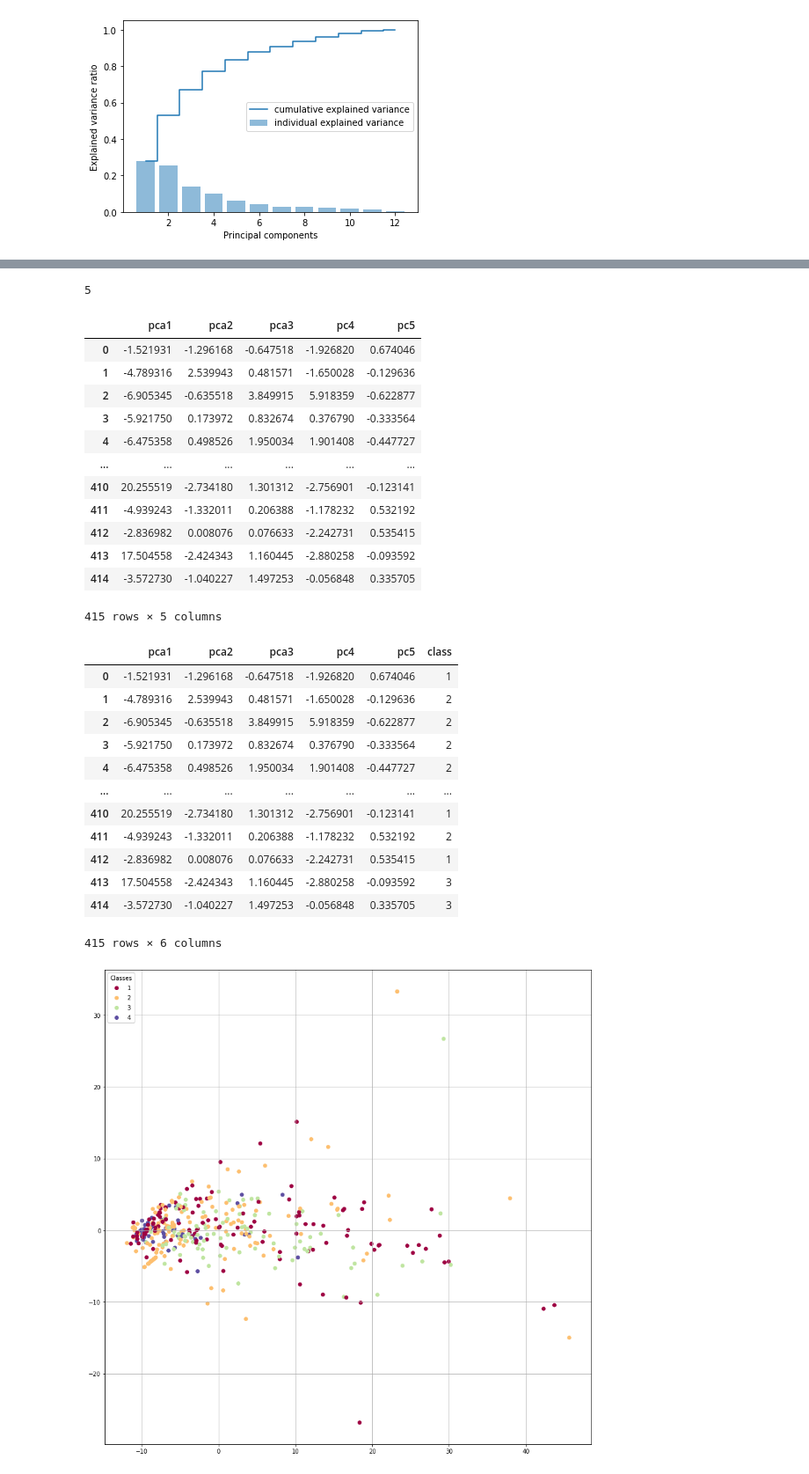
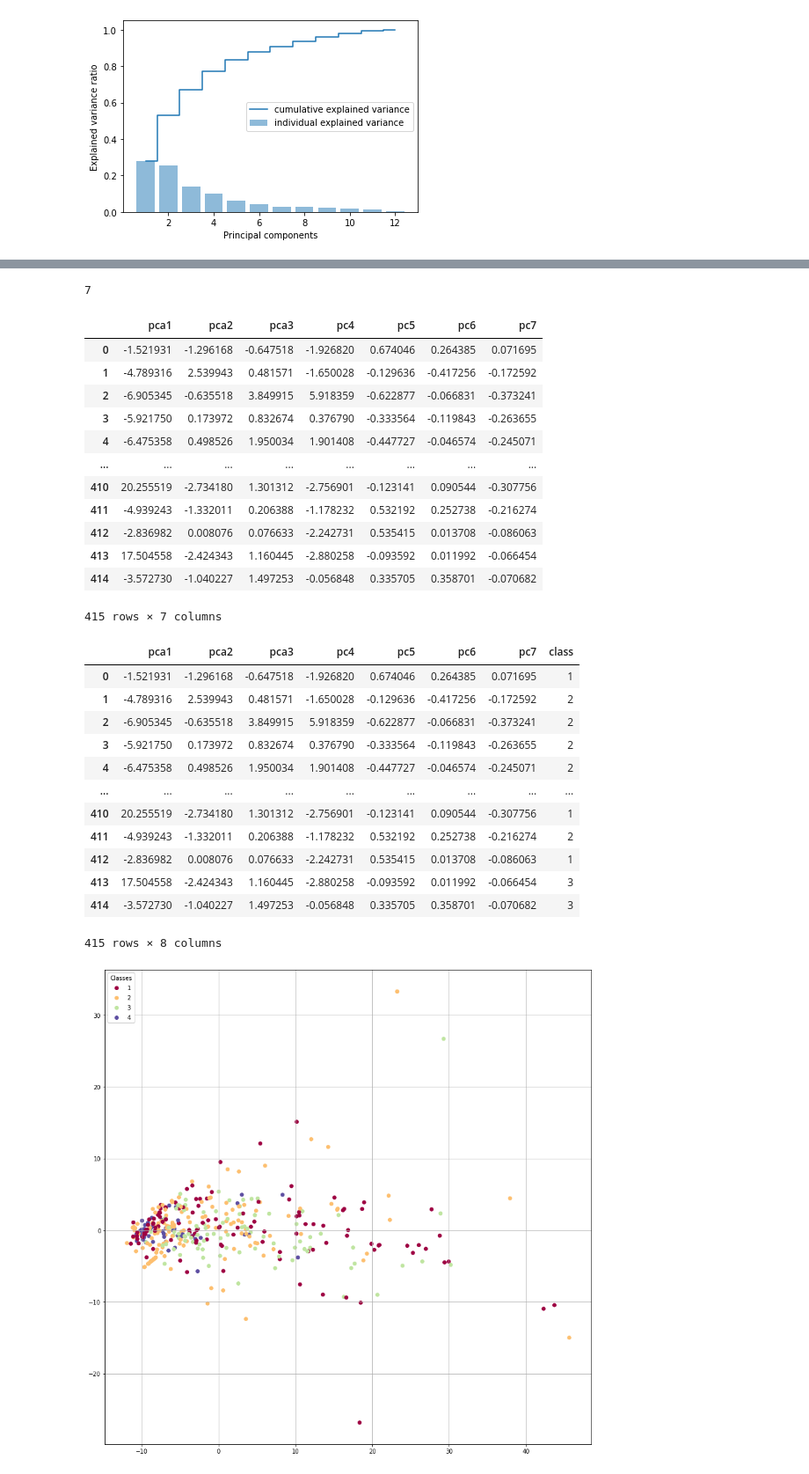
Before and after one commit to roxyconstantine-dev/Proyecto-Final-de-An-lisis-Datos, a Jupyter notebook: Untitled0.ipynb, the cells around one changed output, grey strips where cells are left out. Shown: that part at 88% size. Saved outputs shown, nothing was run; the diff lists cells and outputs as text; code cells hidden in the pictures.

```diff
--- a/Untitled0.ipynb
+++ b/Untitled0.ipynb
@@ -129,30 +130,30 @@ pca.explained_variance_ratio_.sum()
 # %%
-pca = PCA(n_components = 0.8)
+pca = PCA(n_components = 0.9)
 pca.fit(X_std)
 x_pca = pca.transform(X_std)
 pca.n_components_
 # %% [output]
-5
+7
 # %%
 from sklearn.decomposition import PCA
-pca = PCA(n_components = 5).fit(X)
+pca = PCA(n_components = 7).fit(X)
 principal_comps = pca.transform(X)
-pca_db = pd.DataFrame(data = principal_comps, columns=['pca1', 'pca2','pca3','pc4','pc5'])
+pca_db = pd.DataFrame(data = principal_comps, columns=['pca1', 'pca2','pca3','pc4','pc5','pc6','pc7'])
 pca_db
 # %% [output]
-|  | pca1 | pca2 | pca3 | pc4 | pc5 |
-| 0 | -1.521931 | -1.296168 | -0.647518 | -1.926820 | 0.674046 |
-| 1 | -4.789316 | 2.539943 | 0.481571 | -1.650028 | -0.129636 |
-| 2 | -6.905345 | -0.635518 | 3.849915 | 5.918359 | -0.622877 |
-| 3 | -5.921750 | 0.173972 | 0.832674 | 0.376790 | -0.333564 |
-| 4 | -6.475358 | 0.498526 | 1.950034 | 1.901408 | -0.447727 |
-| ... | ... | ... | ... | ... | ... |
-| 410 | 20.255519 | -2.734180 | 1.301312 | -2.756901 | -0.123141 |
-| 411 | -4.939243 | -1.332011 | 0.206388 | -1.178232 | 0.532192 |
-| 412 | -2.836982 | 0.008076 | 0.076633 | -2.242731 | 0.535415 |
-| 413 | 17.504558 | -2.424343 | 1.160445 | -2.880258 | -0.093592 |
-| 414 | -3.572730 | -1.040227 | 1.497253 | -0.056848 | 0.335705 |
+|  | pca1 | pca2 | pca3 | pc4 | pc5 | pc6 | pc7 |
+| 0 | -1.521931 | -1.296168 | -0.647518 | -1.926820 | 0.674046 | 0.264385 | 0.071695 |
+| 1 | -4.789316 | 2.539943 | 0.481571 | -1.650028 | -0.129636 | -0.417256 | -0.172592 |
+| 2 | -6.905345 | -0.635518 | 3.849915 | 5.918359 | -0.622877 | -0.066831 | -0.373241 |
+| 3 | -5.921750 | 0.173972 | 0.832674 | 0.376790 | -0.333564 | -0.119843 | -0.263655 |
+| 4 | -6.475358 | 0.498526 | 1.950034 | 1.901408 | -0.447727 | -0.046574 | -0.245071 |
+| ... | ... | ... | ... | ... | ... | ... | ... |
+| 410 | 20.255519 | -2.734180 | 1.301312 | -2.756901 | -0.123141 | 0.090544 | -0.307756 |
+| 411 | -4.939243 | -1.332011 | 0.206388 | -1.178232 | 0.532192 | 0.252738 | -0.216274 |
+| 412 | -2.836982 | 0.008076 | 0.076633 | -2.242731 | 0.535415 | 0.013708 | -0.086063 |
+| 413 | 17.504558 | -2.424343 | 1.160445 | -2.880258 | -0.093592 | 0.011992 | -0.066454 |
+| 414 | -3.572730 | -1.040227 | 1.497253 | -0.056848 | 0.335705 | 0.358701 | -0.070682 |
-415 rows × 5 columns
+415 rows × 7 columns
 # %%
 # Adicionemos ahora la columna con la clase correcta
 from sklearn.model_selection import train_test_split
@@ -168,19 +169,19 @@ pca_db['class']=Y
 
 pca_db
 # %% [output]
-|  | pca1 | pca2 | pca3 | pc4 | pc5 | class |
-| 0 | -1.521931 | -1.296168 | -0.647518 | -1.926820 | 0.674046 | 1 |
-| 1 | -4.789316 | 2.539943 | 0.481571 | -1.650028 | -0.129636 | 2 |
-| 2 | -6.905345 | -0.635518 | 3.849915 | 5.918359 | -0.622877 | 2 |
-| 3 | -5.921750 | 0.173972 | 0.832674 | 0.376790 | -0.333564 | 2 |
-| 4 | -6.475358 | 0.498526 | 1.950034 | 1.901408 | -0.447727 | 2 |
-| ... | ... | ... | ... | ... | ... | ... |
-| 410 | 20.255519 | -2.734180 | 1.301312 | -2.756901 | -0.123141 | 1 |
-| 411 | -4.939243 | -1.332011 | 0.206388 | -1.178232 | 0.532192 | 2 |
-| 412 | -2.836982 | 0.008076 | 0.076633 | -2.242731 | 0.535415 | 1 |
-| 413 | 17.504558 | -2.424343 | 1.160445 | -2.880258 | -0.093592 | 3 |
-| 414 | -3.572730 | -1.040227 | 1.497253 | -0.056848 | 0.335705 | 3 |
+|  | pca1 | pca2 | pca3 | pc4 | pc5 | pc6 | pc7 | class |
+| 0 | -1.521931 | -1.296168 | -0.647518 | -1.926820 | 0.674046 | 0.264385 | 0.071695 | 1 |
+| 1 | -4.789316 | 2.539943 | 0.481571 | -1.650028 | -0.129636 | -0.417256 | -0.172592 | 2 |
+| 2 | -6.905345 | -0.635518 | 3.849915 | 5.918359 | -0.622877 | -0.066831 | -0.373241 | 2 |
+| 3 | -5.921750 | 0.173972 | 0.832674 | 0.376790 | -0.333564 | -0.119843 | -0.263655 | 2 |
+| 4 | -6.475358 | 0.498526 | 1.950034 | 1.901408 | -0.447727 | -0.046574 | -0.245071 | 2 |
+| ... | ... | ... | ... | ... | ... | ... | ... | ... |
+| 410 | 20.255519 | -2.734180 | 1.301312 | -2.756901 | -0.123141 | 0.090544 | -0.307756 | 1 |
+| 411 | -4.939243 | -1.332011 | 0.206388 | -1.178232 | 0.532192 | 0.252738 | -0.216274 | 2 |
+| 412 | -2.836982 | 0.008076 | 0.076633 | -2.242731 | 0.535415 | 0.013708 | -0.086063 | 1 |
+| 413 | 17.504558 | -2.424343 | 1.160445 | -2.880258 | -0.093592 | 0.011992 | -0.066454 | 3 |
+| 414 | -3.572730 | -1.040227 | 1.497253 | -0.056848 | 0.335705 | 0.358701 | -0.070682 | 3 |
-415 rows × 6 columns
+415 rows × 8 columns
 # %%
 # y visualicemos el resultado
 
```
Also changed, not shown: parts of 5 cells of this notebook.
